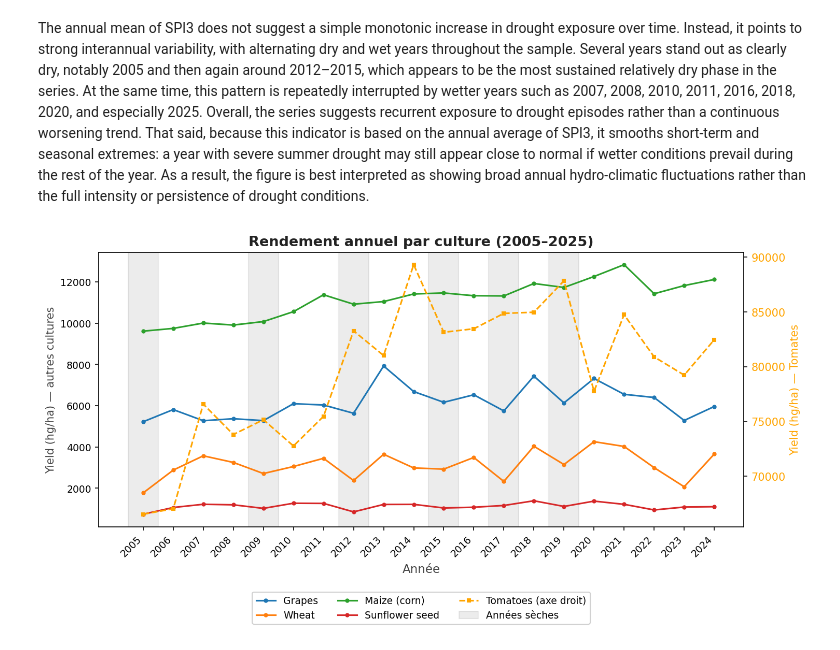
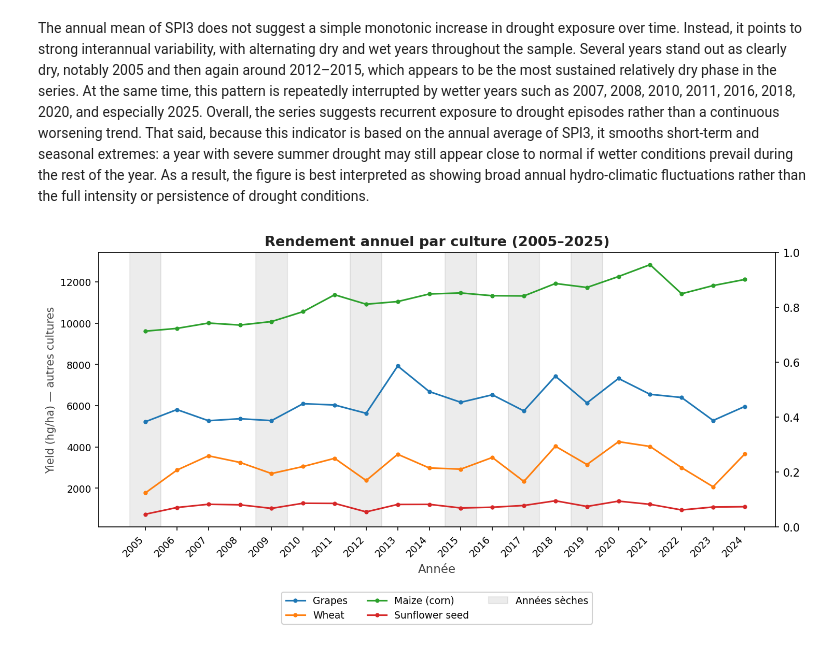
Before and after one commit to lochardi/GreenFinance, a Jupyter notebook: main.ipynb, the cells around one changed output. Drawn from its saved outputs; the diff is of its cells as text; code cells hidden in the pictures.

```diff
--- a/main.ipynb
+++ b/main.ipynb
@@ -129,12 +125,11 @@ print(ipampa_overall_index.head(10))
 ## Task 1
 #### Calul des revenus (outputs)
 # %%
-weights = {"Grapes": 0.2, "Maize (corn)": 0.2, "Sunflower seed": 0.2, "Tomatoes": 0.2, "Wheat": 0.2}
+weights = {"Grapes": 0.2, "Maize (corn)": 0.3, "Sunflower seed": 0.2, "Wheat": 0.3}
 total = 20 #ha
 ha_grapes = total * weights["Grapes"]
 ha_maize = total * weights["Maize (corn)"]
 ha_sunflower = total * weights["Sunflower seed"]
-ha_tomatoes = total * weights["Tomatoes"]
 ha_wheat = total * weights["Wheat"]
 # %%
 grapes["Yield_tot"] = grapes["Yield"] * ha_grapes * 0.001 #en tonnes
@@ -395,37 +388,31 @@ for name, df_crop in crops_left.items():
     df_filtered = df_crop[df_crop["date"] >= 2005].dropna(subset=["Yield"])
     ax1.plot(df_filtered["date"], df_filtered["Yield"], marker="o", markersize=3, linewidth=1.5, label=name)
 
-# Tomates sur axe droit
-df_tom = tomatoes[tomatoes["date"] >= 2005].dropna(subset=["Yield"])
-ax2.plot(df_tom["date"], df_tom["Yield"], marker="s", markersize=3, linewidth=1.5,
-         color="orange", linestyle="--", label="Tomatoes (axe droit)")
 
 # Ticks années entières
 all_years = sorted(grapes[grapes["date"] >= 2005]["date"].unique())
 ax1.set_xticks(all_years)
 ax1.set_xticklabels(all_years, rotation=45, ha="right", fontsize=8)
 
 # Axes
 ax1.set_xlabel("Année", fontsize=11, color="#444")
 ax1.set_ylabel("Yield (hg/ha) — autres cultures", fontsize=10, color="#444")
-ax2.set_ylabel("Yield (hg/ha) — Tomates", fontsize=10, color="orange")
-ax2.tick_params(axis="y", labelcolor="orange")
 
 ax1.set_title("Rendement annuel par culture (2005–2025)", fontsize=13, fontweight="bold", color="#222")
 
 # Légende combinée — placée en dehors du graphique, en bas
 dry_patch = mpatches.Patch(color="gray", alpha=0.15, label="Années sèches")
 lines1, labels1 = ax1.get_legend_handles_labels()
 lines2, labels2 = ax2.get_legend_handles_labels()
 ax1.legend(lines1 + lines2 + [dry_patch], labels1 + labels2 + ["Années sèches"], fontsize=9, framealpha=0.9,
            loc="upper center", bbox_to_anchor=(0.5, -0.22), ncol=3)
 
 ax1.tick_params(labelsize=9)
 for spine in ax1.spines.values():
     spine.set_edgecolor("#dddddd")
 
 plt.tight_layout()
 plt.subplots_adjust(bottom=0.22)
 plt.show()
 # %% [output]
-[figure, old version]
+[figure, new version]
```
Also changed, not shown: parts of 9 cells of this notebook.
